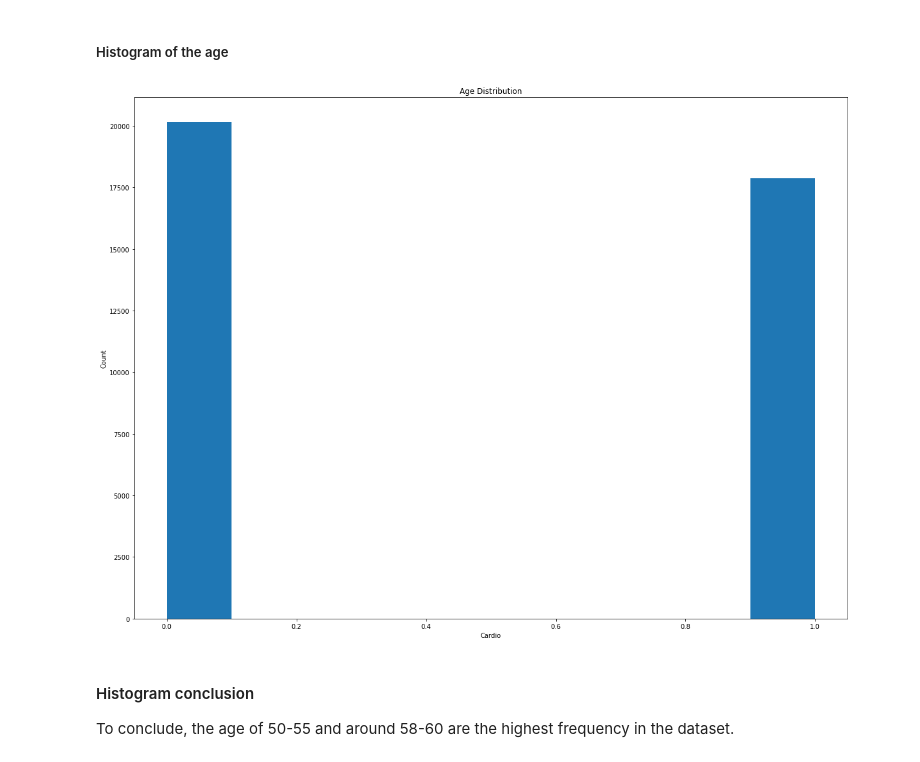
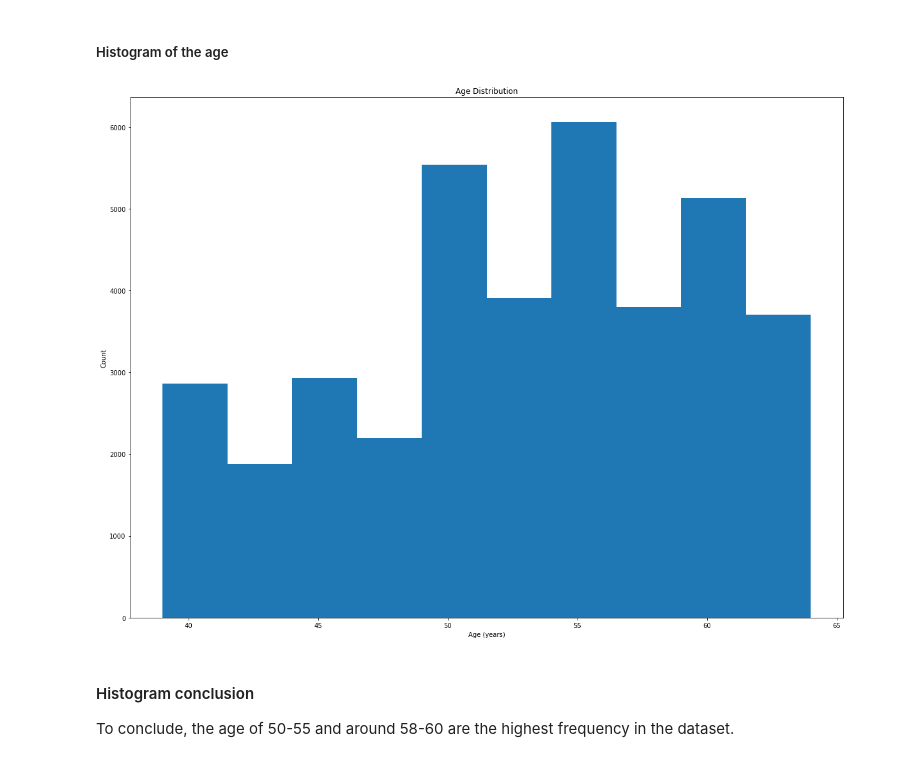
Before and after one commit to JIAWEI68/sch-work-jupiter, a Jupyter notebook: Project/Assignment.ipynb, the cells around one changed output. Saved outputs shown, nothing was run; the diff lists cells and outputs as text; code cells hidden in the pictures.

```diff
--- a/Project/Assignment.ipynb
+++ b/Project/Assignment.ipynb
@@ -211,13 +231,13 @@ The data exploration is done to get a better understanding of the data. The data
 ##### Histogram of the age
 # %%
 plt.figure(figsize=(20,15))
-plt.hist(data['cardio'], bins=10)
-plt.xlabel('Cardio')
+plt.hist(data['age'], bins=10)
+plt.xlabel('Age (years)')
 plt.ylabel('Count')
 plt.title('Age Distribution')
 plt.show()
 # %% [output]
-[figure, old version]
+[figure, new version]
 # %% [markdown]
 #### Histogram conclusion
 To conclude, the age of 50-55 and around 58-60 are the highest frequency in the dataset.
```
Also changed, not shown: parts of 57 cells of this notebook, 3 other files.
